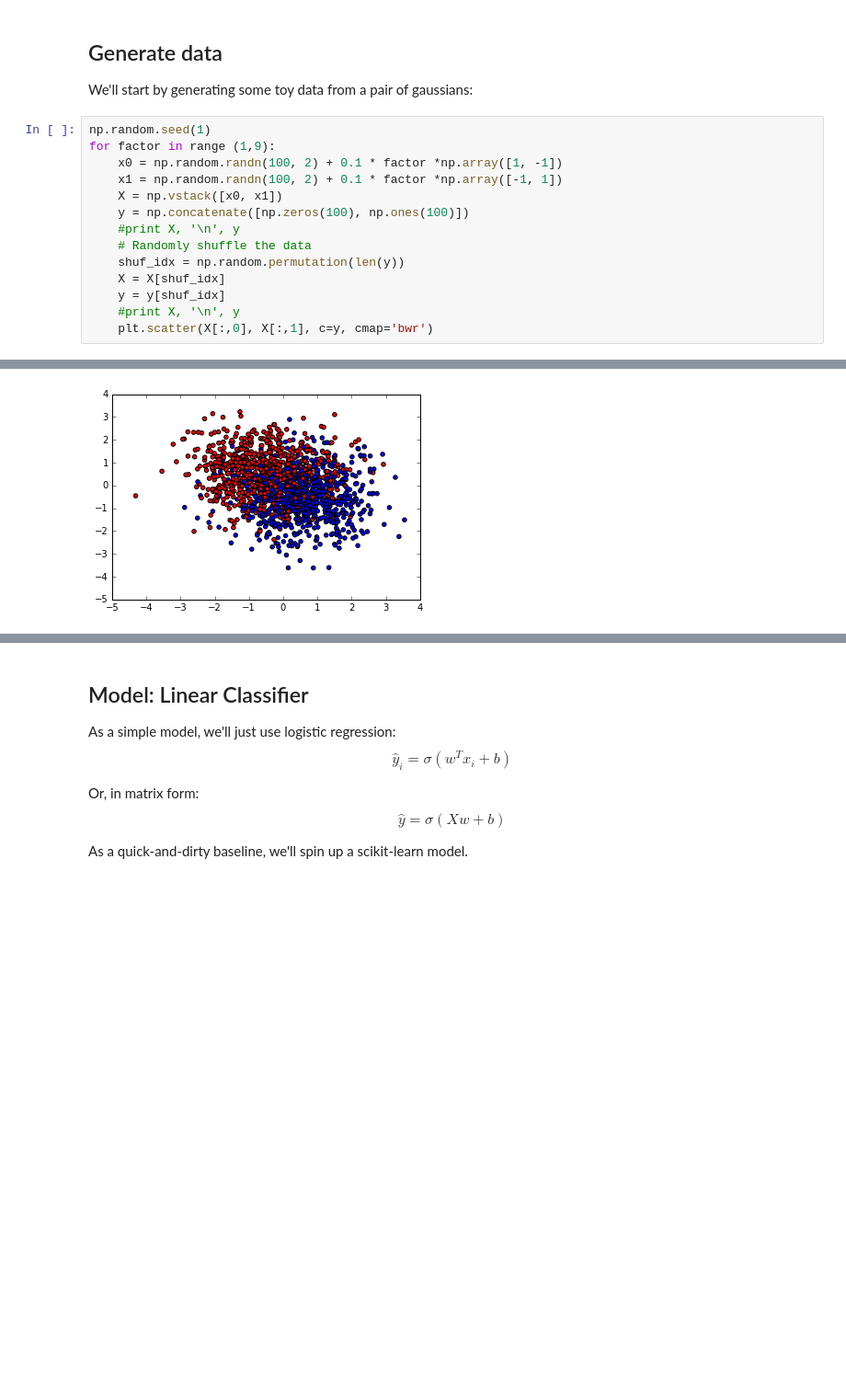
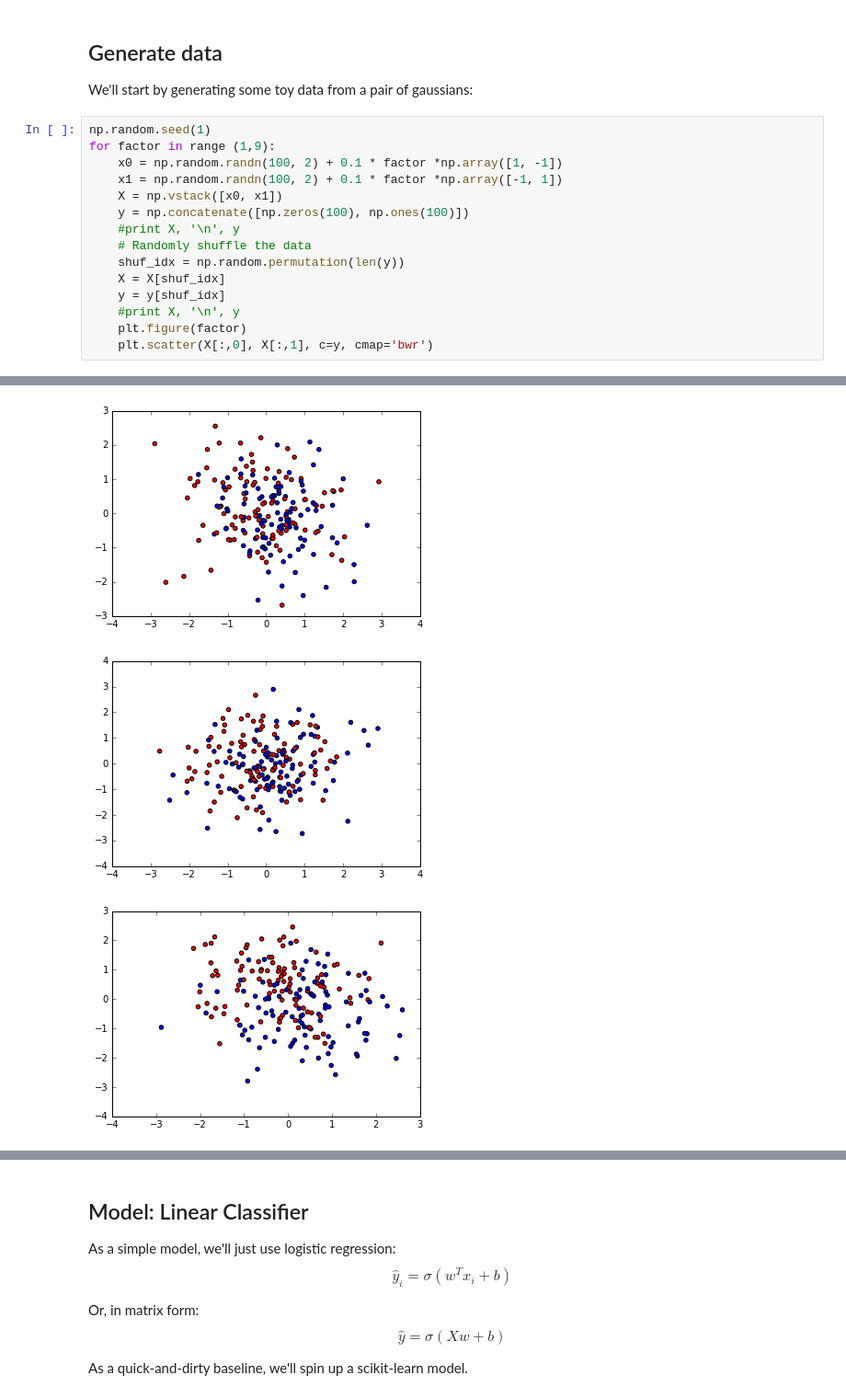
Before and after one commit to sigmasharp/w266, a Jupyter notebook: week1/TensorFlow Tutorial.ipynb, the cells around one changed output, grey strips where cells are left out. Shown: that part at 92% size. Saved outputs shown, nothing was run; the diff lists cells and outputs as text; blank space fills up the shorter version.

```diff
--- a/week1/TensorFlow Tutorial.ipynb
+++ b/week1/TensorFlow Tutorial.ipynb
@@ -34,5 +37,6 @@ for factor in range (1,9):
     X = X[shuf_idx]
     y = y[shuf_idx]
     #print X, '\n', y
+    plt.figure(factor)
     plt.scatter(X[:,0], X[:,1], c=y, cmap='bwr')
 # %% [output]
@@ -39 +44,3 @@ for factor in range (1,9):
-[figure, old version]
+[figure, new version]
+[figure, added]
+[figure, added]
```
Also changed, not shown: parts of 9 cells of this notebook, 31 other files.
